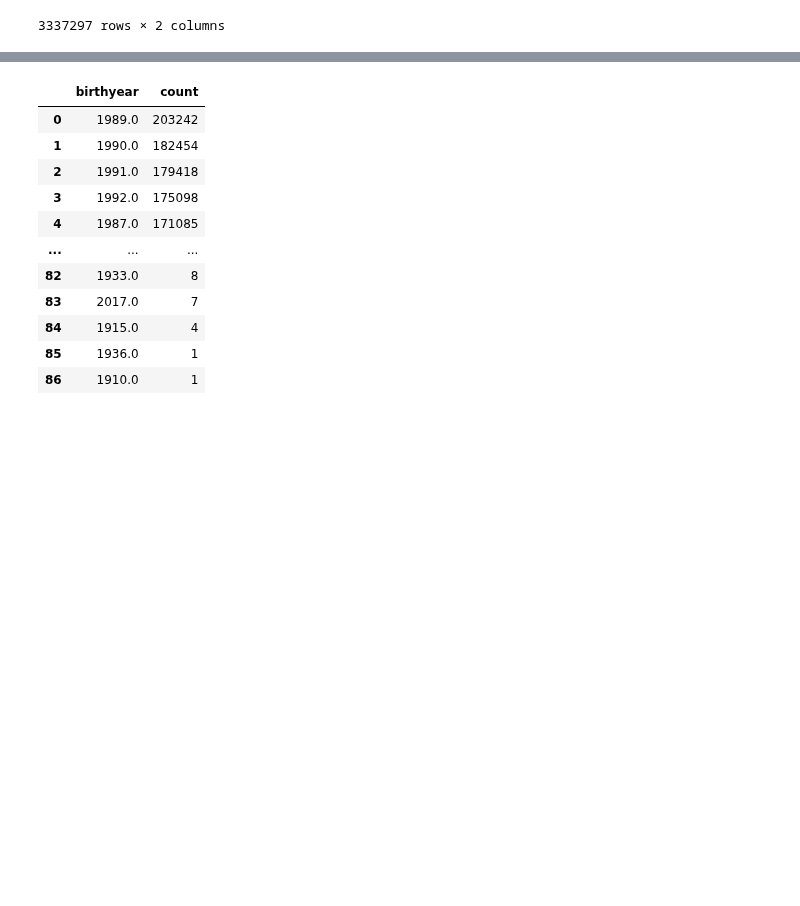
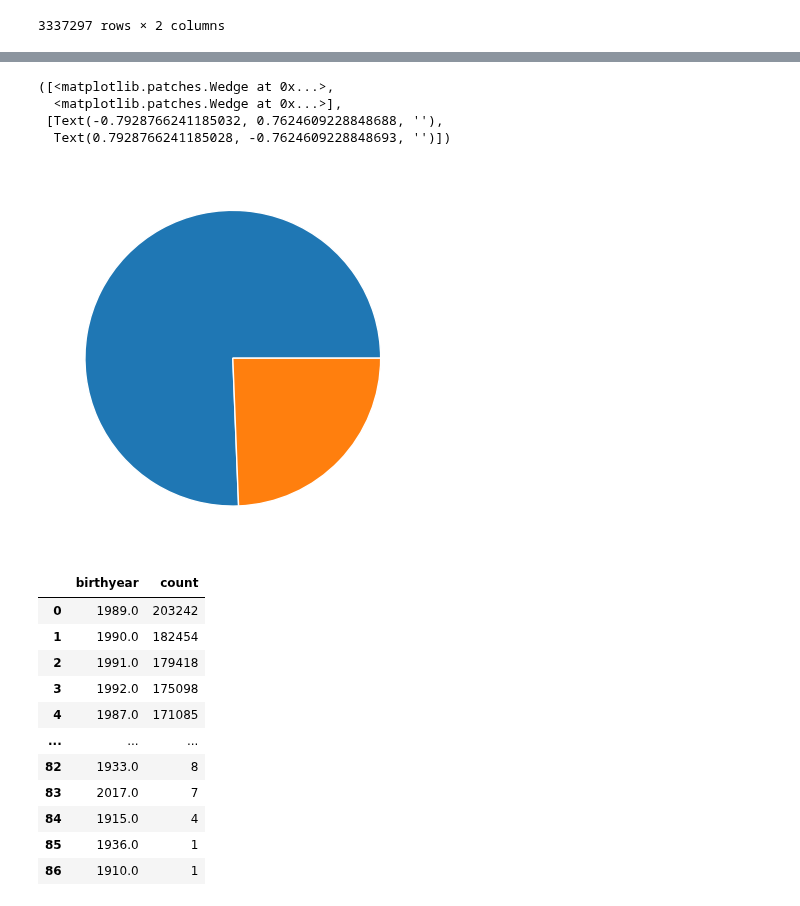
Before and after one commit to kapibarr/big-data-project, a Jupyter notebook: Gender-Age.ipynb, the cells around one changed output, grey strips where cells are left out. Drawn from its saved outputs; the diff is of its cells as text; code cells hidden in the pictures; blank space fills up the shorter version.

```diff
--- a/Gender-Age.ipynb
+++ b/Gender-Age.ipynb
@@ -35,3 +43,11 @@ grouped_gender
+# %%
+plt.pie(grouped_gender['count'])
+# %% [output]
+([<matplotlib.patches.Wedge at 0x...>,
+  <matplotlib.patches.Wedge at 0x...>],
+ [Text(-0.7928766241185032, 0.7624609228848688, ''),
+  Text(0.7928766241185028, -0.7624609228848693, '')])
+[figure, added]
 # %%
 grouped_age = pd.DataFrame(people["birthyear"].value_counts())
 grouped_age = grouped_age.reset_index()
```
Also changed, not shown: parts of 2 cells of this notebook.
